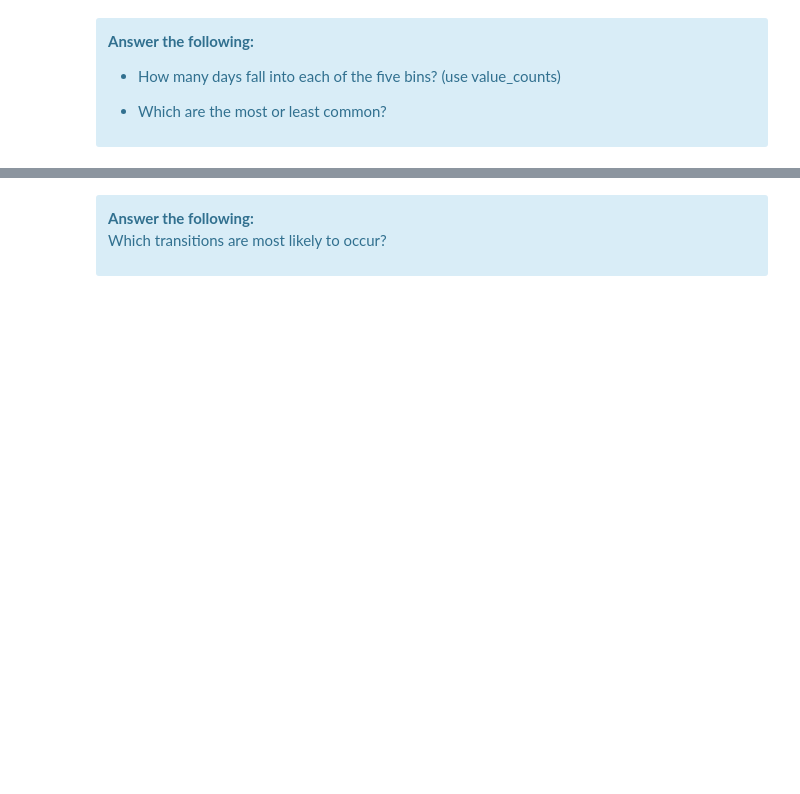
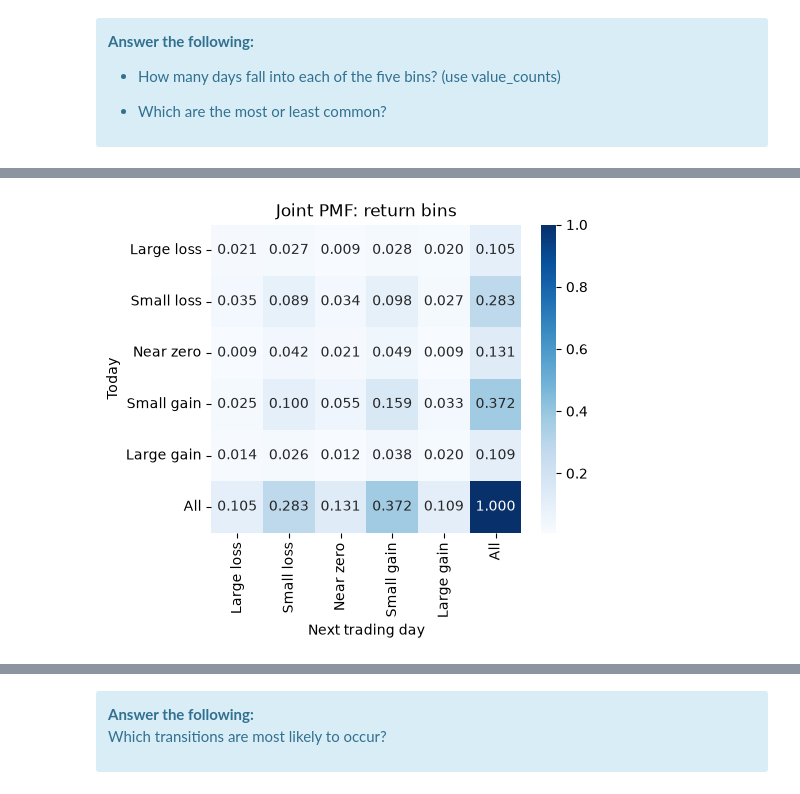
Before and after one commit to ajkrays/UU_F26_templates, a Jupyter notebook: Week09/Thursday_lab/lab08.ipynb, the cells around one changed output, grey strips where cells are left out. Drawn from its saved outputs; the diff is of its cells as text; code cells hidden in the pictures; blank space fills up the shorter version.

```diff
--- a/Week09/Thursday_lab/lab08.ipynb
+++ b/Week09/Thursday_lab/lab08.ipynb
@@ -102,4 +155,4 @@ For example, −2 belongs to **Large loss**, 0.05 to **Near zero**, and 0.8 to *
 - For each state, compute the conditional expectation of tomorrow's `market_return_pct`. Given the current state, what are the expected percent returns for tomorrow? How do the min and max values for tomorrow vary across states? Which states have the highest standard deviation for tomorrow's percent returns? Describe any patterns in the volatility you notice. Using `.groupby` and `.describe` is the easiest way to do this.
 # %%
 return_categories = ['Large loss', 'Small loss', 'Near zero', 'Small gain', 'Large gain']
-df['return_bin'] = #TODO use pd.cut to make return bins with the categories above
+df['return_bin'] = pd.cut(df["market_return_pct"], bins = [-np.inf, -1, -.1, .1, 1, np.inf], labels = return_categories)
@@ -106,5 +185,7 @@ df['return_bin'] = #TODO use pd.cut to make return bins with the categories abov
 # %%
 #make y_t and y_tp1 columns for the return bins
+df["y_t"] = df["return_bin"]
+df["y_tp1"] = df["return_bin"].shift(-1)
 # %% [markdown]
 <div class='alert alert-info'><b>Answer the following:</b>
 
@@ -116,0 +210,8 @@ df['return_bin'] = #TODO use pd.cut to make return bins with the categories abov
+# %%
+fig, ax = plt.subplots(figsize=(5, 4))
+sns.heatmap(pd.crosstab(df["y_t"], df["y_tp1"], normalize=True, margins = True),
+            annot=True, fmt='.3f', cmap='Blues', ax=ax)
+ax.set(xlabel='Next trading day', ylabel='Today', title='Joint PMF: return bins')
+plt.show()
+# %% [output]
+[figure, added]
```
Also changed, not shown: parts of 46 cells of this notebook.
